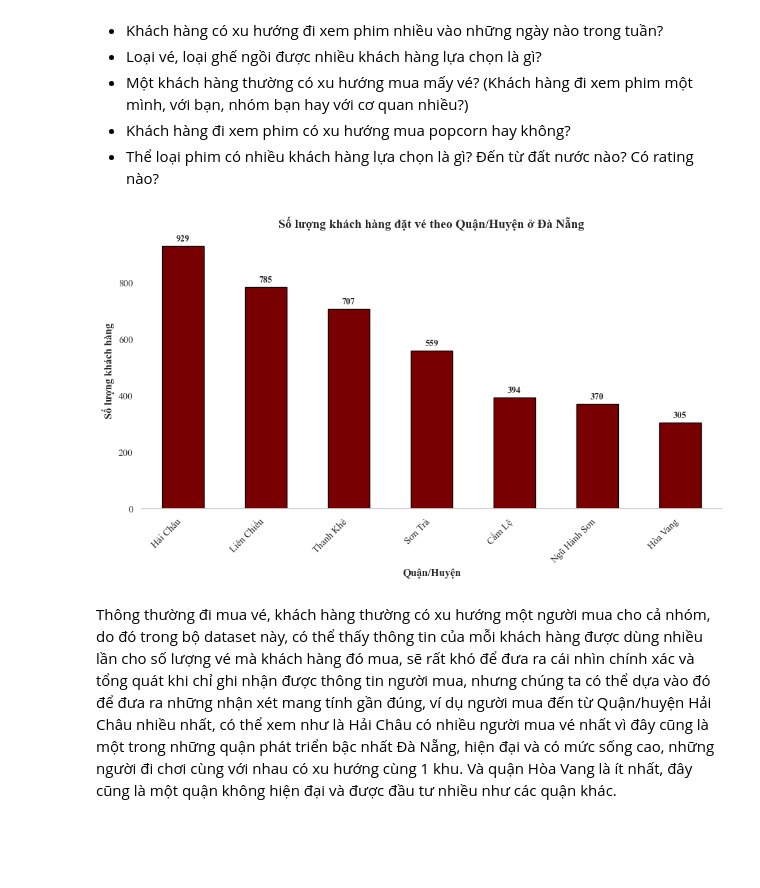
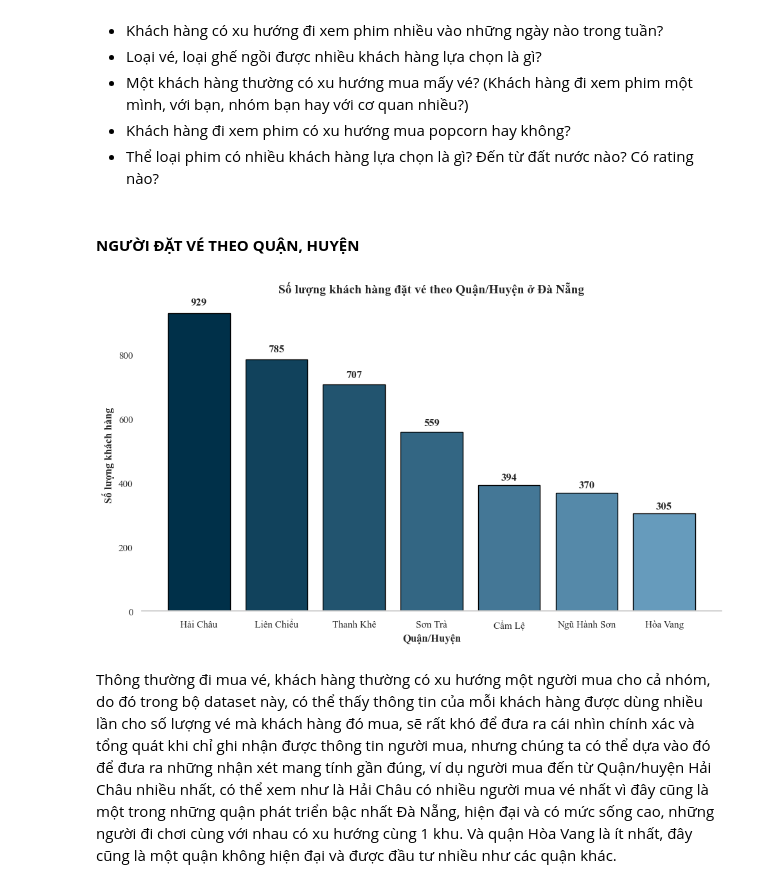
Before and after one commit to Thao1274/Nhom_5_Mid_term_1, a Jupyter notebook: Visualization.ipynb, the cells around one changed output. Drawn from its saved outputs; the diff is of its cells as text; code cells hidden in the pictures; blank space fills up the shorter version.

```diff
--- a/Visualization.ipynb
+++ b/Visualization.ipynb
@@ -50,39 +52,48 @@ memory usage: 7.8+ MB
 - Một khách hàng thường có xu hướng mua mấy vé? (Khách hàng đi xem phim một mình, với bạn, nhóm bạn hay với cơ quan nhiều?)
 - Khách hàng đi xem phim có xu hướng mua popcorn hay không?
 - Thể loại phim có nhiều khách hàng lựa chọn là gì? Đến từ đất nước nào? Có rating nào?
+# %% [markdown]
+#### __NGƯỜI ĐẶT VÉ THEO QUẬN, HUYỆN__
 # %%
-#Khách hàng trong bộ dữ liệu chủ yếu đến từ quận/huyện nào của Đà Nẵng?
 import matplotlib.pyplot as plt
+import matplotlib.colors as mcolors
 
 # Giữ lại mỗi khách hàng duy nhất
 df_unique_customers = df_final.drop_duplicates(subset='customerid')
 
 # Đếm số khách hàng theo Quận/Huyện
 district_counts = df_unique_customers['Quận/Huyện'].value_counts()
 
+# Tạo gradient màu từ #003049 (xanh đậm) đến #669BBC (xanh nhạt)
+cmap = mcolors.LinearSegmentedColormap.from_list('custom_gradient', ['#003049', '#669BBC'])
+gradient_colors = [mcolors.to_hex(cmap(i / (len(district_counts) - 1))) for i in range(len(district_counts))]
+
 # Vẽ biểu đồ
 plt.figure(figsize=(10, 6))
-district_counts.plot(kind='bar', color='#780000', edgecolor='black')
+bars = plt.bar(district_counts.index, district_counts.values, color=gradient_colors, edgecolor='black')
 
+# Tiêu đề và trục
 plt.title('Số lượng khách hàng đặt vé theo Quận/Huyện ở Đà Nẵng', fontsize=14, fontweight='bold')
 plt.xlabel('Quận/Huyện', fontsize=12, fontweight='bold')
 plt.ylabel('Số lượng khách hàng', fontsize=12, fontweight='bold')
-plt.xticks(rotation=45, ha='right')
-plt.grid(axis='y', linestyle='--', alpha=0.7)
+plt.xticks(rotation=360, ha='center')
+plt.grid(axis='y', linestyle='--', alpha=0.5)
 
-# Thêm nhãn số trên cột
+# Thêm nhãn số trên cột (cách đỉnh một chút)
 for index, value in enumerate(district_counts.values):
-    plt.text(index, value + max(district_counts.values)*0.01, str(value),
-             ha='center', va='bottom', fontsize=10, fontweight='bold')
+    plt.text(index, value + value * 0.02, str(value),
+             ha='center', va='bottom', fontsize=12, fontweight='bold')
 
-# Làm đẹp biểu đồ
-plt.gca().spines['top'].set_visible(False)
-plt.gca().spines['right'].set_visible(False)
-plt.gca().spines['left'].set_visible(False)
+# Làm đẹp biểu đồ (ẩn viền trên/phải/trái)
+ax = plt.gca()
+ax.spines['top'].set_visible(False)
+ax.spines['right'].set_visible(False)
+ax.spines['left'].set_visible(False)
 plt.grid(False)
+
 plt.tight_layout()
 plt.show()
 # %% [output]
-[figure, old version]
+[figure, new version]
 # %% [markdown]
 Thông thường đi mua vé, khách hàng thường có xu hướng một người mua cho cả nhóm, do đó trong bộ dataset này, có thể thấy thông tin của mỗi khách hàng được dùng nhiều lần cho số lượng vé mà khách hàng đó mua, sẽ rất khó để đưa ra cái nhìn chính xác và tổng quát khi chỉ ghi nhận được thông tin người mua, nhưng chúng ta có thể dựa vào đó để đưa ra những nhận xét mang tính gần đúng, ví dụ người mua đến từ Quận/huyện Hải Châu nhiều nhất, có thể xem như là Hải Châu có nhiều người mua vé nhất vì đây cũng là một trong những quận phát triển bậc nhất Đà Nẵng, hiện đại và có mức sống cao, những người đi chơi cùng với nhau có xu hướng cùng 1 khu. Và quận Hòa Vang là ít nhất, đây cũng là một quận không hiện đại và được đầu tư nhiều như các quận khác.
```
Also changed, not shown: parts of 67 cells of this notebook.
